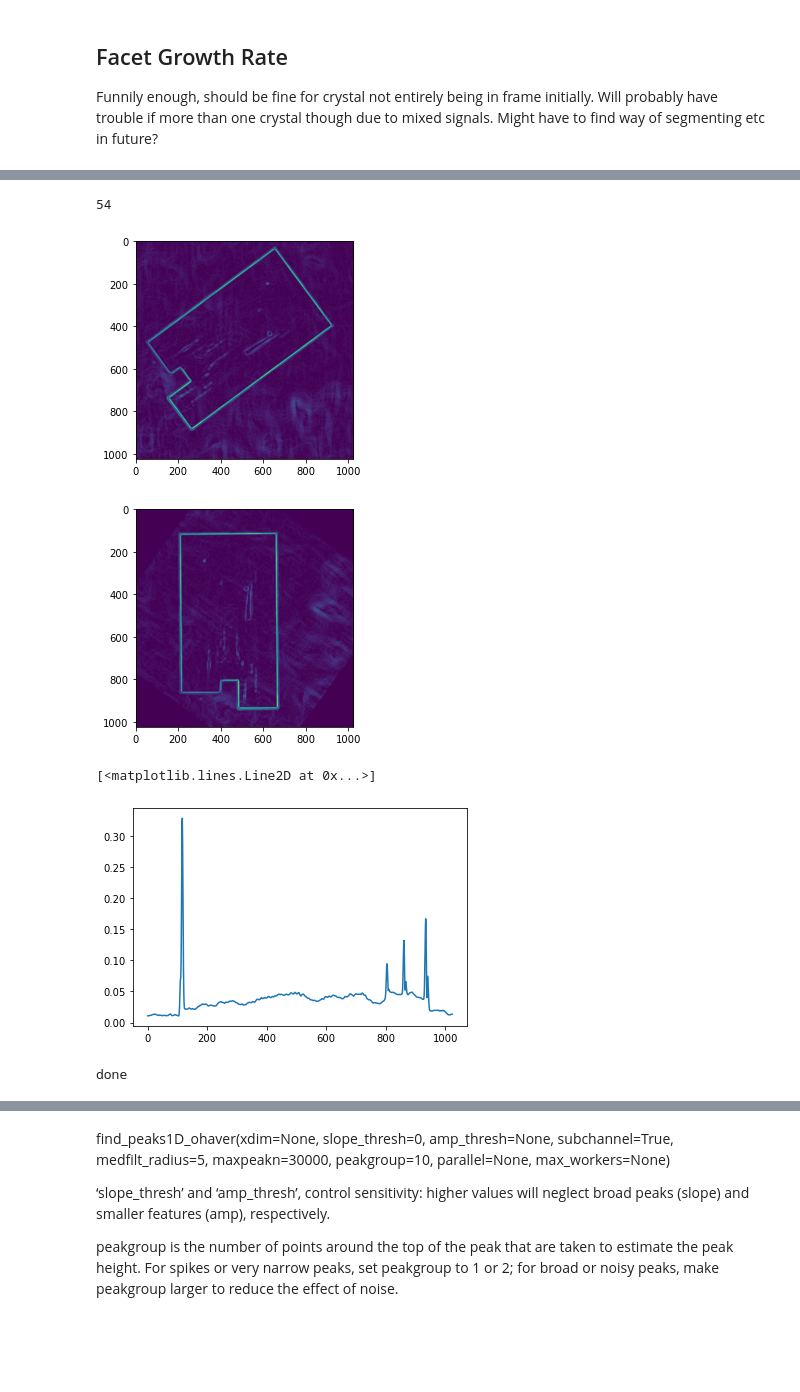
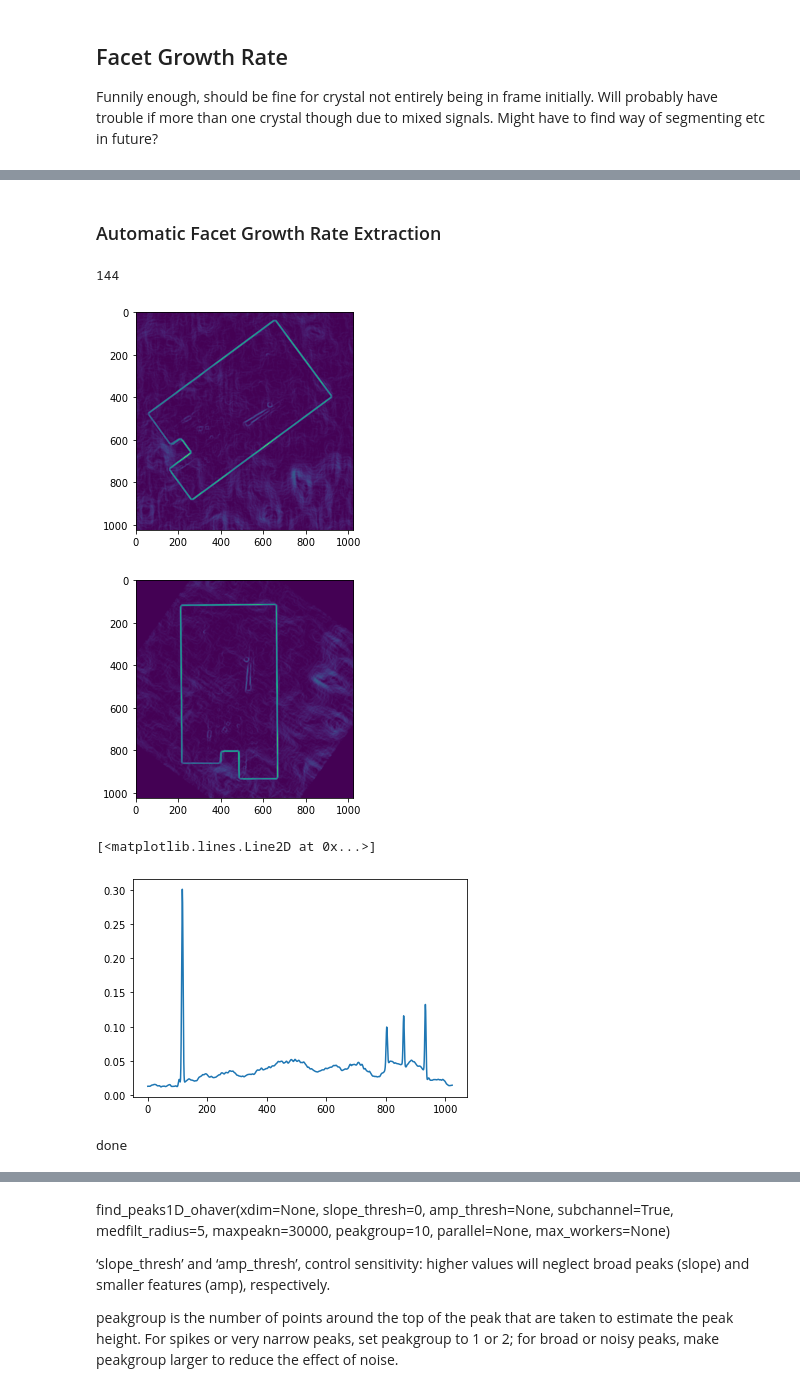
Before and after one commit to ESaundersNano/Mini-1-Multidimensional-analysis-of-perovskite-growth, a Jupyter notebook: optical_image_growth_rate.ipynb, the cells around one changed output, grey strips where cells are left out. Cells and saved outputs as stored; diff of their text form; code cells hidden in the pictures; blank space fills up the shorter version.

```diff
--- a/optical_image_growth_rate.ipynb
+++ b/optical_image_growth_rate.ipynb
@@ -165,16 +228,32 @@ plt.show()
 
 Funnily enough, should be fine for crystal not entirely being in frame initially. Will probably have trouble if more than one crystal though due to mixed signals. Might have to find way of segmenting etc in future?
 # %%
+def get_outline(im):
+    """
+    Advisable to do this processing and sobel filter before rotating image as the blank data is otherwise highlighted at the border with the actual data.
+    """
+    im1 = oif.blur_image(im)
+    im1=oif.close_image(im1, 8) # changing the kernel size to 8 was found to improve the end sobel filtered image for the starting data.
+    im1=oif.open_image(im1)
+    sobel=oif.sobel_2D(im1)
+    return sobel
+
 def rotate_image(im, angle):
+    """
+    Rotates an image about its centre by a specified angle.
+    Note that the rotation keeps the image the same size so data in the corners will be out of frame and the new corners will be black from no data.
+    note that if I rotate before taking sobel filter of image, the black corners of no data will stand out very brightly from the sobel.
+    """
     row, col = im.shape
     image_centre = tuple(np.array([row, col])/2)
     rot_mat = cv2.getRotationMatrix2D(image_centre, angle, 1.0)
-    result = cv2.warpAffine(im, rot_mat, (col, row), flags=cv2.INTER_LINEAR) # warpAffine takes shape in reverse order
+    result = cv2.warpAffine(im, rot_mat, (col, row), flags=cv2.INTER_LINEAR) # warpAffine takes shape tuple in reverse order to standard
     return result
 
-# note that if I rotate before taking sobel filter of image, the black corners of no data will stand out very brightly from the sobel.
-
 def onedimify(im):
+    """
+    Apply image preprocessing to avoid splintered peaks.
+    """
     #row, col = im.shape
     im_1D_av = []
     for row in im:
@@ -182,7 +261,7 @@ def onedimify(im):
     return im_1D_av
 
 def find_alignment(im, step_degree=1):
-    angles = np.arange(0, 90+step_degree, step_degree) # if only allow 90 degrees won't necessarily find the alignement with the
+    angles = np.arange(0, 180+step_degree, step_degree) # if only allow 90 degrees won't necessarily find the alignement with the
     # longest face because it doesn't rotate back, I've tried. Need to let it do 180 degrees.
     # better to do this than not know which it is finding? Or maybe if end up extracting growth rate both directions then doesn't matter
     biggest_signals = []
@@ -195,30 +402,32 @@ def find_alignment(im, step_degree=1):
+# %% [markdown]
+### Automatic Facet Growth Rate Extraction
 # %%
+%matplotlib inline
 image_test=images[0].copy()
-sobel = oif.sobel_2D(oif.open_image(oif.blur_image(image_test)))
+sobel=get_outline(image_test)
 print(find_alignment(sobel, 1))
 plt.imshow(sobel)
 plt.show()
 plt.imshow(rotate_image(sobel, 54))
 plt.show()
 plt.plot(onedimify(rotate_image(sobel, 54)))
 # %% [output]
-54
+144
 [figure]
-[figure, old version]
+[figure, new version]
 [<matplotlib.lines.Line2D at 0x...>]
-[figure, old version]
+[figure, new version]
-# %%
-rotated_images = []
-onedimified_images=[]
-for im in images:
-    sobel=oif.sobel_2D(oif.open_image(oif.blur_image(im)))
-    rot_sobel = rotate_image(sobel, 54)
-    onedimified_images.append(onedimify(rot_sobel))
-    rotated_images.append(rot_sobel)
-print("done")
-# note for future that sobel has to be applied before rotation or corners turn up weird.
-# %% [output]
-done
+# %%
+rotated_images = []
+onedimified_images=[]
+for im in images:
+    sobel=get_outline(im)
+    rot_sobel = rotate_image(sobel, 54)
+    onedimified_images.append(onedimify(rot_sobel))
+    rotated_images.append(rot_sobel)
+print("done")
+# %% [output]
+done
 # %%
 %matplotlib qt
 s = hs.signals.Signal2D(rotated_images)
```
Also changed, not shown: parts of 33 cells of this notebook, 4 other files.
